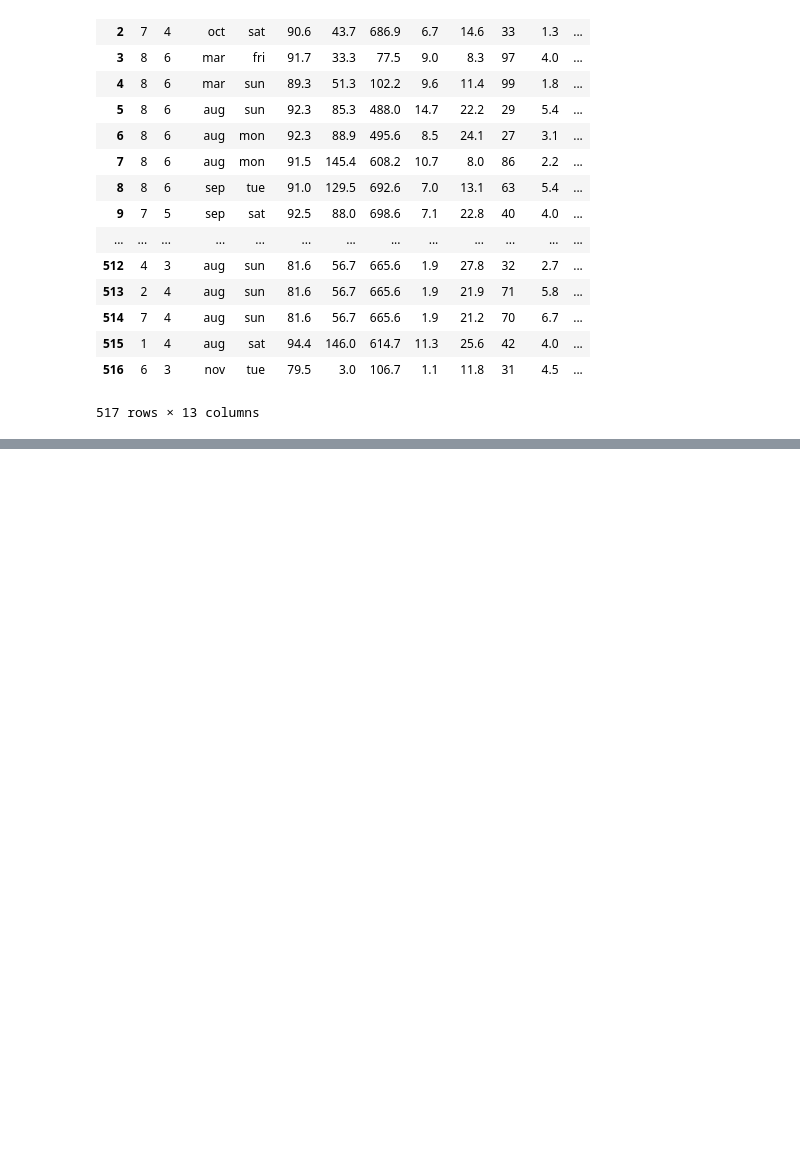
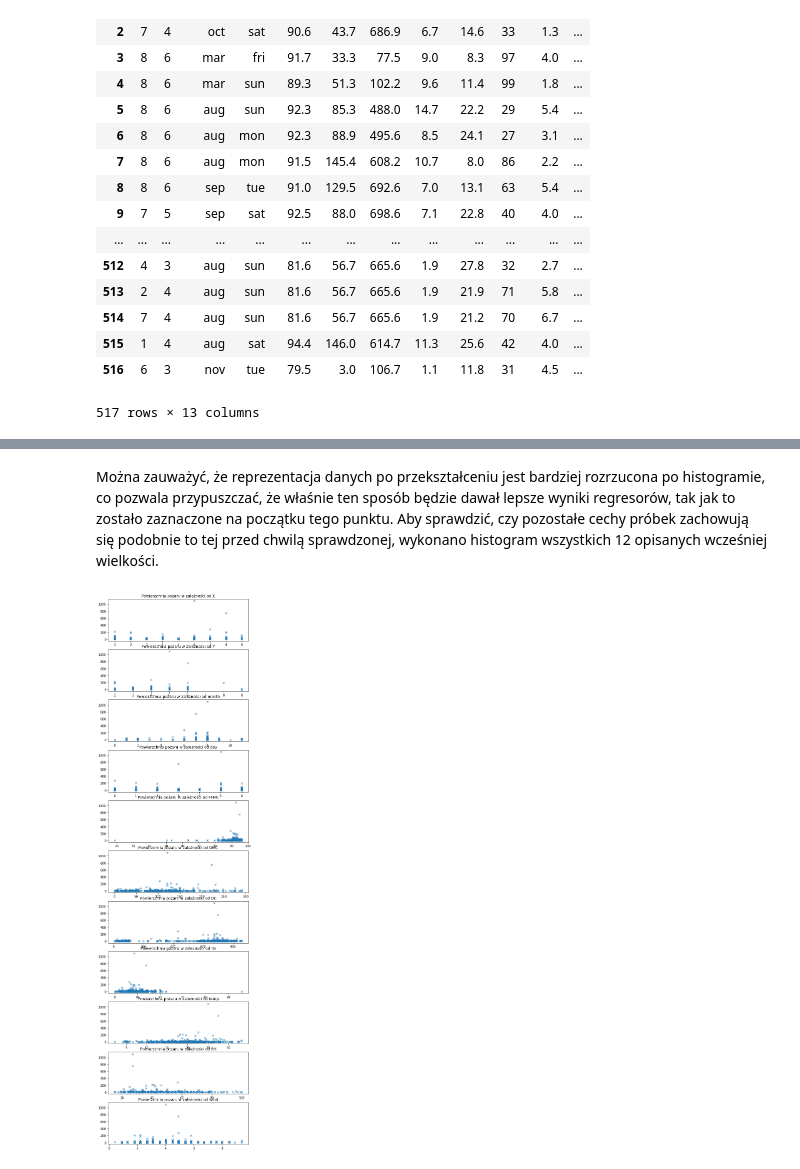
Before and after one commit to Jack-the-bubble/pszt_2, a Jupyter notebook: try_1/Untitled.ipynb, the cells around one changed output, grey strips where cells are left out. Cells and saved outputs as stored; diff of their text form; code cells hidden in the pictures; blank space fills up the shorter version.

```diff
--- a/try_1/Untitled.ipynb
+++ b/try_1/Untitled.ipynb
@@ -96,0 +158,34 @@ data
+# %% [markdown]
+Można zauważyć, że reprezentacja danych po przekształceniu jest bardziej rozrzucona po histogramie, co pozwala przypuszczać, że właśnie ten sposób będzie dawał lepsze wyniki regresorów, tak jak to zostało zaznaczone na początku tego punktu. Aby sprawdzić, czy pozostałe cechy próbek zachowują się podobnie to tej przed chwilą sprawdzonej, wykonano histogram wszystkich 12 opisanych wcześniej wielkości.
+# %%
+# fig, axes = mpt.subplots(11, 2, figsize=(17, 25))
+# for i in range(data_set.shape[1]-2):
+#     x_num = i
+#     y_num = 0#i%3
+#     # Display area = f(current_attribute)
+#     axes[x_num, y_num].plot(data_set.iloc[:, i], data_set.loc[:, 'area'], '.')
+#     axes[x_num, y_num].set_title("area = f({})" .format(data.columns[i]), fontsize=17)
+#     axes[x_num, y_num].set_xlabel(data.columns[i], fontsize=13)
+#     axes[x_num, y_num].set_ylabel("Obszar w ha", fontsize=13)
+
+mpt.figure(figsize = (8,32))
+
+for i in range(11):
+    mpt.subplot(11, 1, i+1)
+    mpt.title("Powierzchnia pożaru w zależności od " +data_set.columns[i])
+    mpt.plot(data_set.iloc[:, i], data_set.iloc[:, 12], 'x')
+
+# fig, ax = mpt.subplots(11, 1, figsize = (8, 32))
+# #for i in range(11):
+# #    subs[1, i].hist(data.iloc[:, i])#, data.loc[:, 'area'])
+
+# #mpt.show()
+# # for i in range(11):
+# ax[1, 1].plot(data_set.iloc[1, 1], data_set.iloc[1, 1], '.')
+#     #df = data_set.iloc[:, i]
+#     #print("Histogram przedstawiający ilość pożarów\n w zależności od ",data_set.columns[i])
+#     #df.hist(ax = subs[i, 1])
+
+#     #histo = df.hist(figsize = (16, 12))
+# %% [output]
+[figure, added]
```
Also changed, not shown: parts of 8 cells of this notebook.
